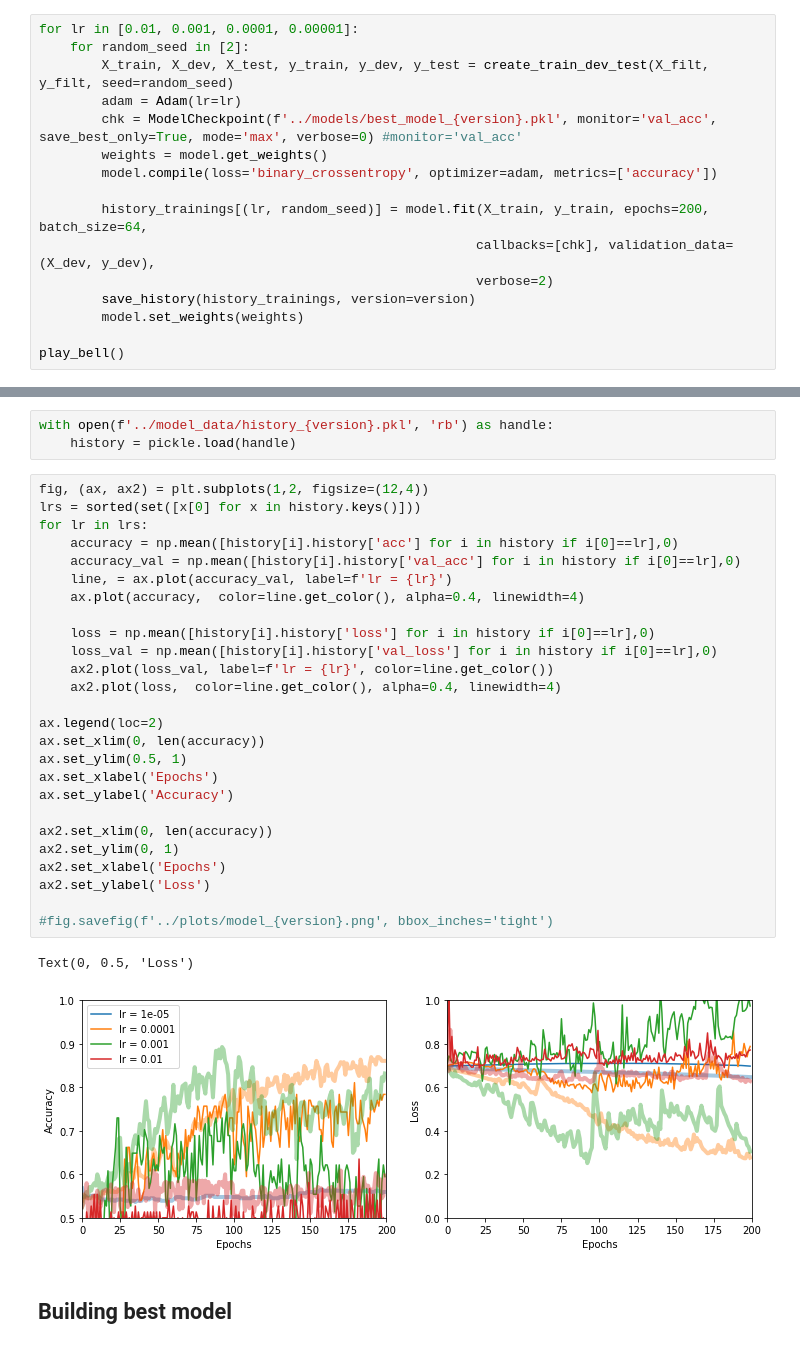
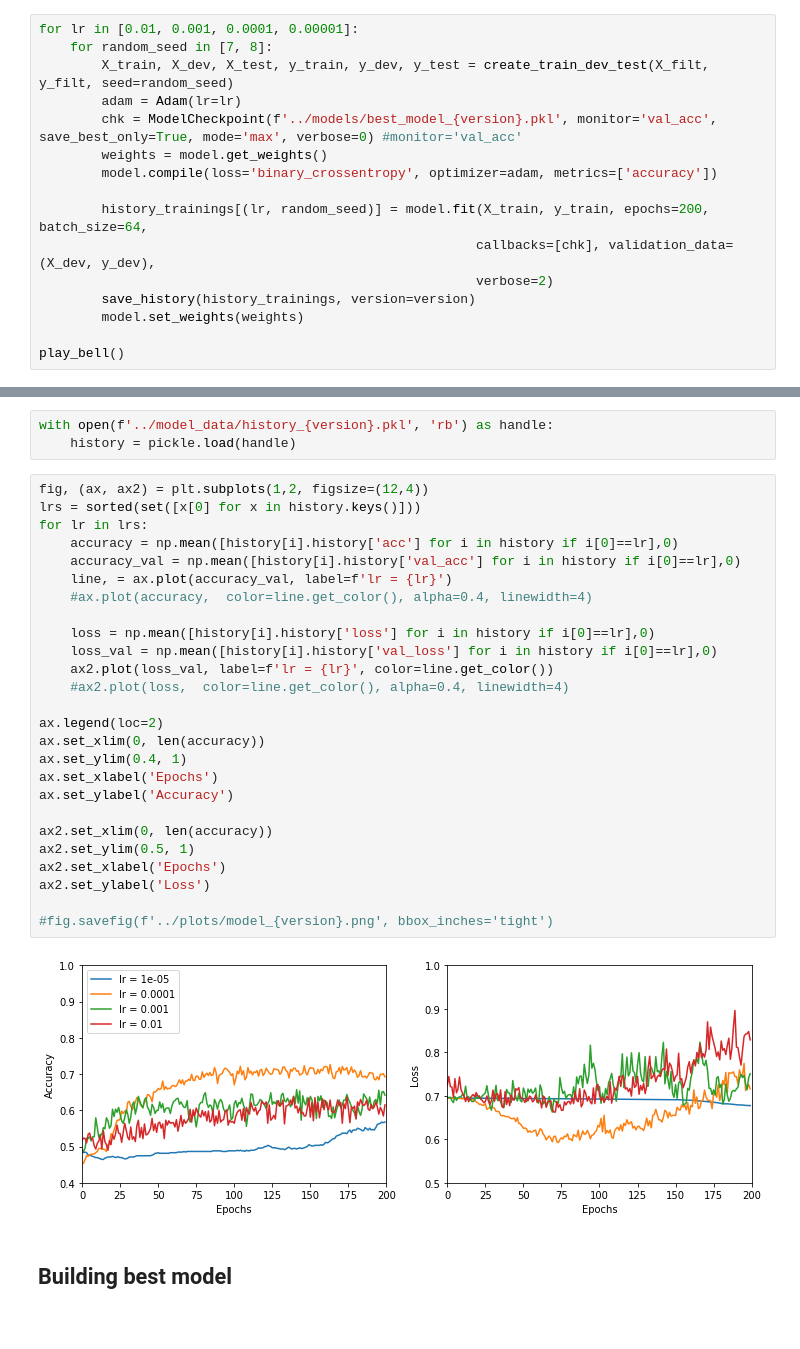
Before and after one commit to AndreaAmico/DeepMouse, a Jupyter notebook: training_models/keras_03.ipynb, the cells around one changed output, grey strips where cells are left out. Saved outputs shown, nothing was run; the diff lists cells and outputs as text.

```diff
--- a/training_models/keras_03.ipynb
+++ b/training_models/keras_03.ipynb
@@ -136,6 +142,6 @@ else:
 # %%
 for lr in [0.01, 0.001, 0.0001, 0.00001]:
-    for random_seed in [2]:
+    for random_seed in [7, 8]:
         X_train, X_dev, X_test, y_train, y_dev, y_test = create_train_dev_test(X_filt, y_filt, seed=random_seed)
         adam = Adam(lr=lr)
         chk = ModelCheckpoint(f'../models/best_model_{version}.pkl', monitor='val_acc', save_best_only=True, mode='max', verbose=0) #monitor='val_acc'
@@ -159,32 +181,31 @@ with open(f'../model_data/history_{version}.pkl', 'rb') as handle:
 # %%
 fig, (ax, ax2) = plt.subplots(1,2, figsize=(12,4))
 lrs = sorted(set([x[0] for x in history.keys()]))
 for lr in lrs:
     accuracy = np.mean([history[i].history['acc'] for i in history if i[0]==lr],0)
     accuracy_val = np.mean([history[i].history['val_acc'] for i in history if i[0]==lr],0)
     line, = ax.plot(accuracy_val, label=f'lr = {lr}')
-    ax.plot(accuracy,  color=line.get_color(), alpha=0.4, linewidth=4)
+    #ax.plot(accuracy,  color=line.get_color(), alpha=0.4, linewidth=4)
 
     loss = np.mean([history[i].history['loss'] for i in history if i[0]==lr],0)
     loss_val = np.mean([history[i].history['val_loss'] for i in history if i[0]==lr],0)
     ax2.plot(loss_val, label=f'lr = {lr}', color=line.get_color())
-    ax2.plot(loss,  color=line.get_color(), alpha=0.4, linewidth=4)
+    #ax2.plot(loss,  color=line.get_color(), alpha=0.4, linewidth=4)
 
 ax.legend(loc=2)
 ax.set_xlim(0, len(accuracy))
-ax.set_ylim(0.5, 1)
+ax.set_ylim(0.4, 1)
 ax.set_xlabel('Epochs')
 ax.set_ylabel('Accuracy')
 
 ax2.set_xlim(0, len(accuracy))
-ax2.set_ylim(0, 1)
+ax2.set_ylim(0.5, 1)
 ax2.set_xlabel('Epochs')
 ax2.set_ylabel('Loss')
 
 #fig.savefig(f'../plots/model_{version}.png', bbox_inches='tight')
 # %% [output]
-Text(0, 0.5, 'Loss')
-[figure, old version]
+[figure, new version]
 # %% [markdown]
 ## Building best model
 # %%
```
Also changed, not shown: parts of 5 cells of this notebook, 6 other files.
